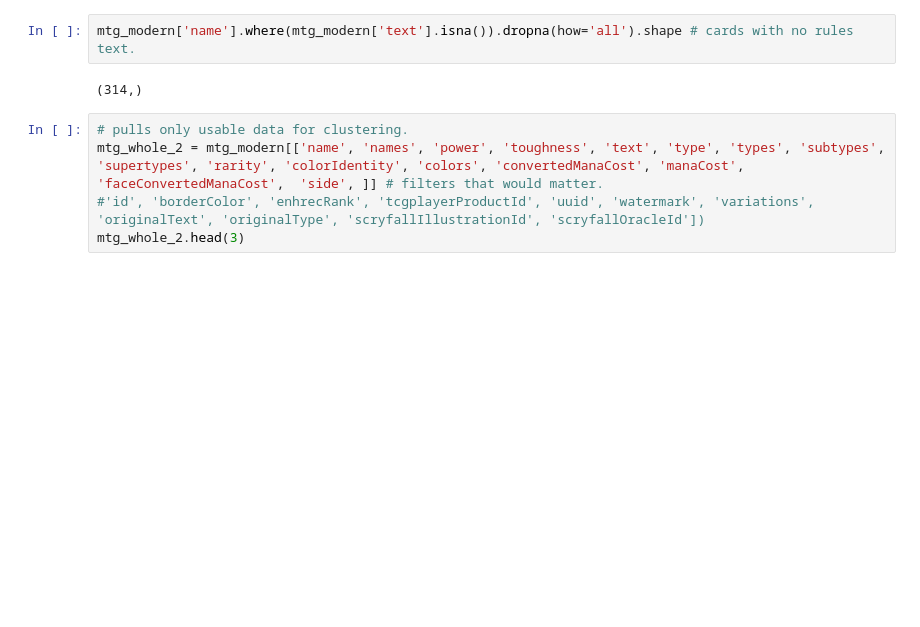
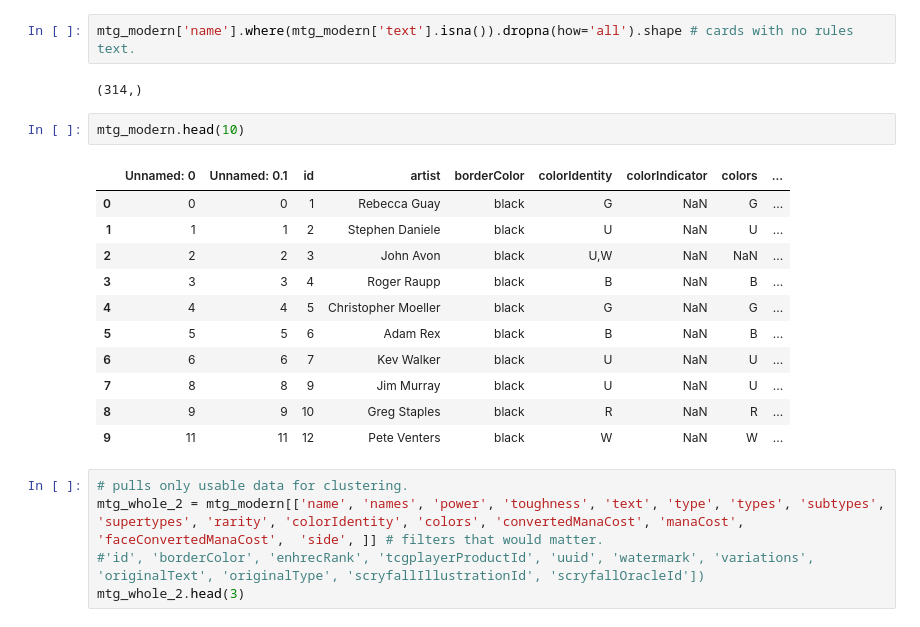
Before and after one commit to EduardoLPaez/EDH-recomend-project, a Jupyter notebook: cleaning.ipynb, the cells around one changed output. Cells and saved outputs as stored; diff of their text form; blank space fills up the shorter version.

```diff
--- a/cleaning.ipynb
+++ b/cleaning.ipynb
@@ -28,6 +28,20 @@ mtg_modern = pd.read_csv('mtg_modern_clean.csv')
 mtg_modern['name'].where(mtg_modern['text'].isna()).dropna(how='all').shape # cards with no rules text.
 # %% [output]
 (314,)
+# %%
+mtg_modern.head(10)
+# %% [output]
+|  | Unnamed: 0 | Unnamed: 0.1 | id | artist | borderColor | colorIdentity | colorIndicator | colors | ... |
+| 0 | 0 | 0 | 1 | Rebecca Guay | black | G | NaN | G | ... |
+| 1 | 1 | 1 | 2 | Stephen Daniele | black | U | NaN | U | ... |
+| 2 | 2 | 2 | 3 | John Avon | black | U,W | NaN | NaN | ... |
+| 3 | 3 | 3 | 4 | Roger Raupp | black | B | NaN | B | ... |
+| 4 | 4 | 4 | 5 | Christopher Moeller | black | G | NaN | G | ... |
+| 5 | 5 | 5 | 6 | Adam Rex | black | B | NaN | B | ... |
+| 6 | 6 | 6 | 7 | Kev Walker | black | U | NaN | U | ... |
+| 7 | 8 | 8 | 9 | Jim Murray | black | U | NaN | U | ... |
+| 8 | 9 | 9 | 10 | Greg Staples | black | R | NaN | R | ... |
+| 9 | 11 | 11 | 12 | Pete Venters | black | W | NaN | W | ... |
 # %%
 # pulls only usable data for clustering.
 mtg_whole_2 = mtg_modern[['name', 'names', 'power', 'toughness', 'text', 'type', 'types', 'subtypes', 'supertypes', 'rarity', 'colorIdentity', 'colors', 'convertedManaCost', 'manaCost', 'faceConvertedManaCost',  'side', ]] # filters that would matter.
```
Also changed, not shown: parts of 13 cells of this notebook, 1 other file.
